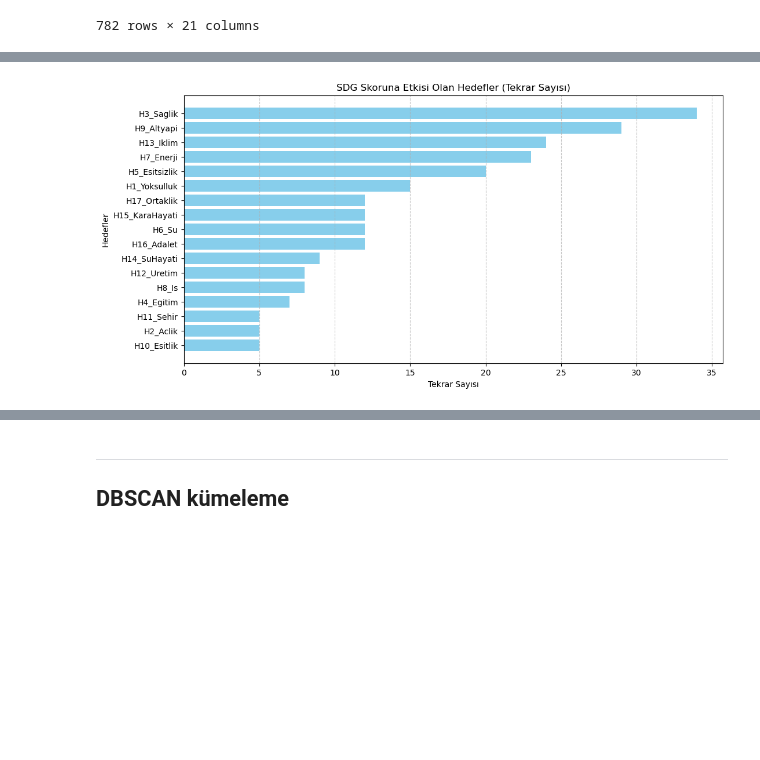
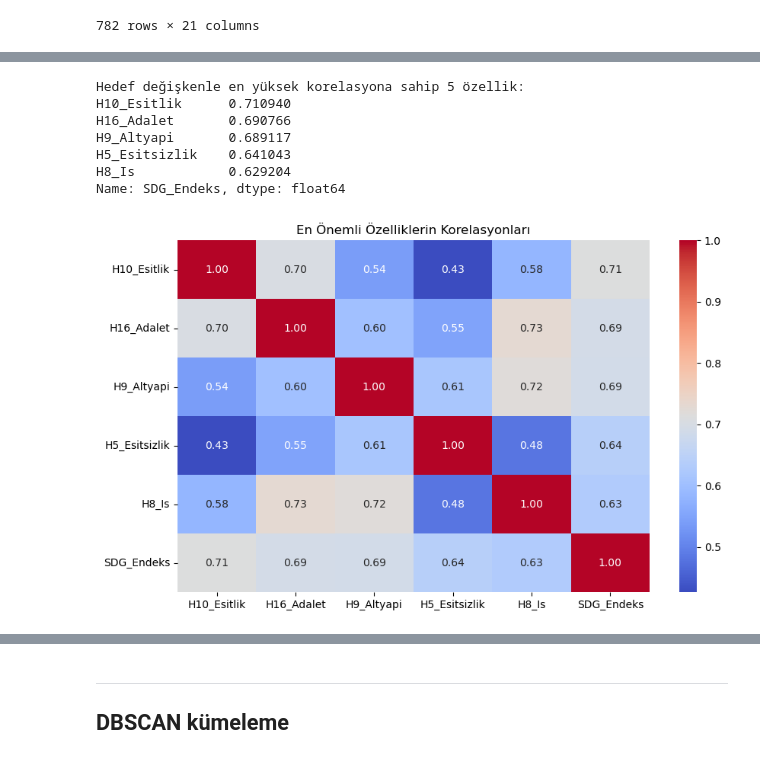
Before and after one commit to onuralcaa/Machine_Learning_Project_1, a Jupyter notebook: deneme/New_1.ipynb, the cells around one changed output, grey strips where cells are left out. Saved outputs shown, nothing was run; the diff lists cells and outputs as text; code cells hidden in the pictures; blank space fills up the shorter version.

```diff
--- a/deneme/New_1.ipynb
+++ b/deneme/New_1.ipynb
@@ -438,37 +395,43 @@ for country, result in country_results.items():
-# %%
-import matplotlib.pyplot as plt
-
-# Hedeflerin tekrar sayısını manuel olarak listeledik
-feature_counts = {
-    'H3_Saglik': 34,
-    'H9_Altyapi': 29,
-    'H13_Iklim': 24,
-    'H7_Enerji': 23,
-    'H5_Esitsizlik': 20,
-    'H1_Yoksulluk': 15,
-    'H17_Ortaklik': 12,
-    'H15_KaraHayati': 12,
-    'H6_Su': 12,
-    'H16_Adalet': 12,
-    'H14_SuHayati': 9,
-    'H12_Uretim': 8,
-    'H8_Is': 8,
-    'H4_Egitim': 7,
-    'H11_Sehir': 5,
-    'H2_Aclik': 5,
-    'H10_Esitlik': 5
-}
-
-# Bar grafiği oluşturma
-plt.figure(figsize=(12, 6))
-plt.barh(list(feature_counts.keys()), list(feature_counts.values()), color='skyblue')
-plt.xlabel("Tekrar Sayısı")
-plt.ylabel("Hedefler")
-plt.title("SDG Skoruna Etkisi Olan Hedefler (Tekrar Sayısı)")
-plt.gca().invert_yaxis()
-plt.grid(axis='x', linestyle='--', alpha=0.7)
-plt.show()
-# %% [output]
-[figure, removed]
+# %%
+import pandas as pd
+import numpy as np
+import seaborn as sns
+import matplotlib.pyplot as plt
+
+# Veri seti (df_oecd) ve hedef değişkenin tanımlı olduğunu varsayıyoruz
+
+# Özellikler ve hedef değişken
+feature_columns = ['H1_Yoksulluk', 'H2_Aclik', 'H3_Saglik', 'H4_Egitim', 'H5_Esitsizlik',
+                   'H6_Su', 'H7_Enerji', 'H8_Is', 'H9_Altyapi', 'H10_Esitlik',
+                   'H11_Sehir', 'H12_Uretim', 'H13_Iklim', 'H14_SuHayati',
+                   'H15_KaraHayati', 'H16_Adalet', 'H17_Ortaklik']
+target_column = 'SDG_Endeks'
+
+# Hedef değişken ile özellikler arasındaki korelasyonları hesaplama
+correlations = df_oecd[feature_columns + [target_column]].corr()[target_column].drop(target_column)
+
+# Korelasyonları büyükten küçüğe sıralama
+correlations_sorted = correlations.sort_values(ascending=False)
+
+# En önemli 5 özelliği seçme
+top_5_features = correlations_sorted.head(5)
+
+print("Hedef değişkenle en yüksek korelasyona sahip 5 özellik:")
+print(top_5_features)
+
+# Korelasyon grafiği (heatmap) oluşturma
+plt.figure(figsize=(10, 6))
+sns.heatmap(df_oecd[top_5_features.index.tolist() + [target_column]].corr(), annot=True, cmap='coolwarm', fmt=".2f")
+plt.title("En Önemli Özelliklerin Korelasyonları")
+plt.show()
+# %% [output]
+Hedef değişkenle en yüksek korelasyona sahip 5 özellik:
+H10_Esitlik      0.710940
+H16_Adalet       0.690766
+H9_Altyapi       0.689117
+H5_Esitsizlik    0.641043
+H8_Is            0.629204
+Name: SDG_Endeks, dtype: float64
+[figure, added]
 # %%
 # Kullanılacak sütunlar (önemli hedefler)
```
Also changed, not shown: parts of 24 cells of this notebook.
